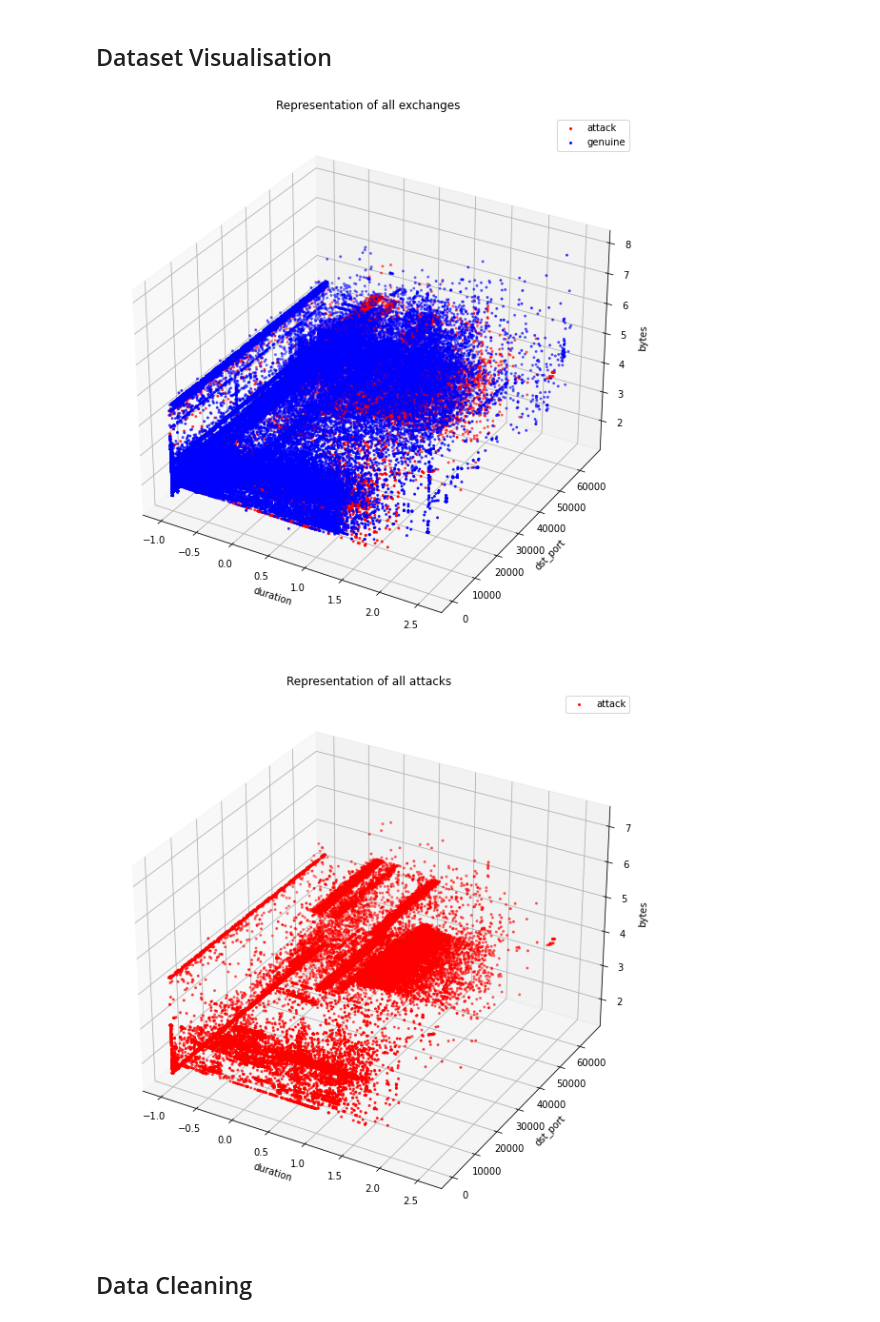
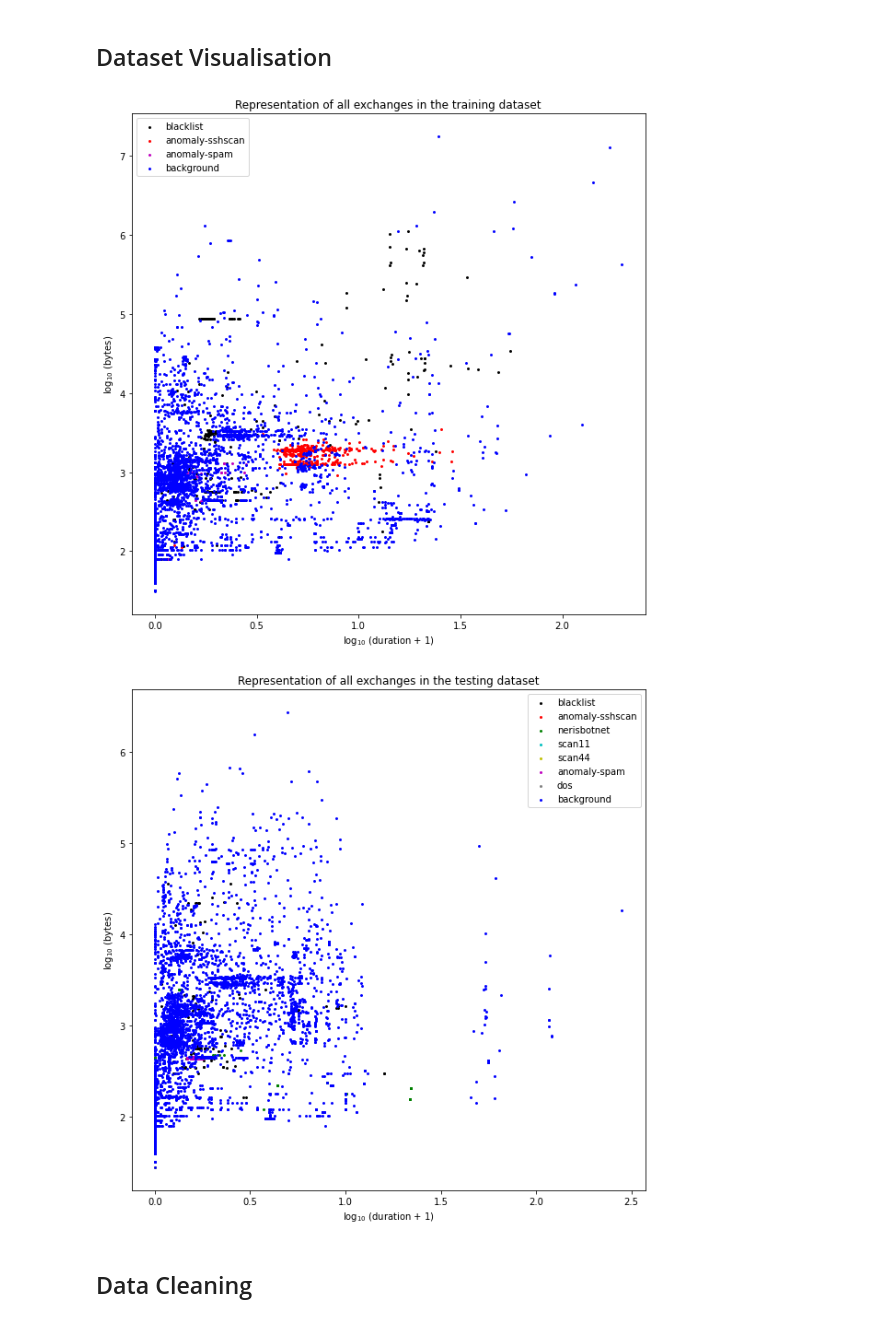
Before and after one commit to Leiyks/MLSECU, a Jupyter notebook: mlsecu.ipynb, the cells around one changed output. Cells and saved outputs as stored; diff of their text form; code cells hidden in the pictures.

```diff
--- a/mlsecu.ipynb
+++ b/mlsecu.ipynb
@@ -68,5 +70,2 @@ def get_dataframes(outlier_ratio, num_samples):
 
     return train_df, test_df
-# %%
-df, test_df = get_dataframes(0.4, 200000)
-df
@@ -147,0 +72,4 @@ numeric_df.describe()
+# %%
+outlier_ratio = 0.1
+train_df, test_df = get_dataframes(outlier_ratio, 10000)
+train_df.head()
@@ -147,0 +269,9 @@ numeric_df.describe()
+# %%
+# We drop 'status' column as we saw that there is only one value accepted all datasets
+# We also drop 'packets' column as it is redoundant with the 'bytes' column
+
+train_df = train_df.drop(['status', 'packets'], axis=1)
+test_df = test_df.drop(['status', 'packets'], axis=1)
+
+print(f'Number of missing values in the train dataset: {train_df.isnull().values.sum()}')
+print(f'Number of missing values in the test dataset: {test_df.isnull().values.sum()}')
@@ -148,28 +281,45 @@ numeric_df.describe()
 # %% [markdown]
 ## Dataset Visualisation
 # %%
-def show3D_flow_exchanges(df, x_axis, y_axis, z_axis, title):
-    fig = plt.figure(figsize=(10,12))
-    ax = fig.add_subplot(111, projection='3d')
+colors = {
+    'genuine': 'b',
+    'fraudulent': 'r',
+    'background': 'b',
+    'blacklist': 'k',
+    'anomaly-sshscan': 'r',
+    'anomaly-spam': 'm',
+    'scan11': 'c',
+    'scan44': 'y',
+    'nerisbotnet': 'g',
+    'dos': 'grey',
+}
+
+def show_flow_exchanges(df, x_axis, y_axis, title):
+    fig = plt.figure(figsize=(10,10))
+    ax = fig.add_subplot(111)
 
     for attack in df.attack.unique():
         df_label = df[df.attack == attack]
         x = df_label[x_axis]
         y = df_label[y_axis]
-        z = df_label[z_axis]
-        ax.scatter(np.log10(x + 0.1), y, np.log10(z), color= 'red' if attack else 'blue' , label='attack' if attack else 'genuine', marker='.', s=15)
 
-    ax.set_xlabel(x_axis)
-    ax.set_ylabel(y_axis)
-    ax.set_zlabel(z_axis)
+        if attack == True:
+            attack = 'genuine'
+        elif attack == False:
+            attack = 'fraudulent'
+
+        ax.scatter(np.log10(x + 1), np.log10(y), color=colors[str(attack)] , label=attack, marker='.', s=15)
+
+    ax.set_xlabel('log$_{10}$ (' + x_axis + ' + 1)')
+    ax.set_ylabel('log$_{10}$ (' + y_axis + ')')
     ax.set_title(title)
 
     plt.legend()
 
-show3D_flow_exchanges(df, 'duration', 'dst_port', 'bytes', 'Representation of all exchanges')
-show3D_flow_exchanges(df[df.attack], 'duration', 'dst_port', 'bytes', 'Representation of all attacks')
+show_flow_exchanges(train_df, 'duration', 'bytes', 'Representation of all exchanges in the training dataset')
+show_flow_exchanges(test_df, 'duration', 'bytes', 'Representation of all exchanges in the testing dataset')
 # %% [output]
-[figure, old version]
+[figure, new version]
-[figure, old version]
+[figure, new version]
 # %% [markdown]
 ## Data Cleaning
```
Also changed, not shown: parts of 31 cells of this notebook.
